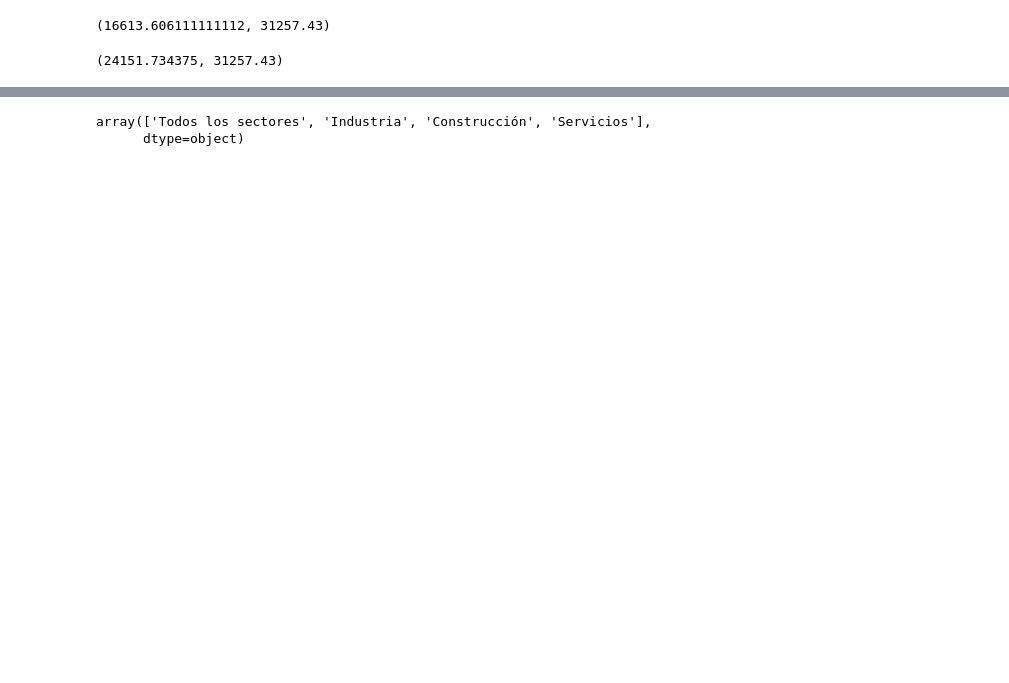
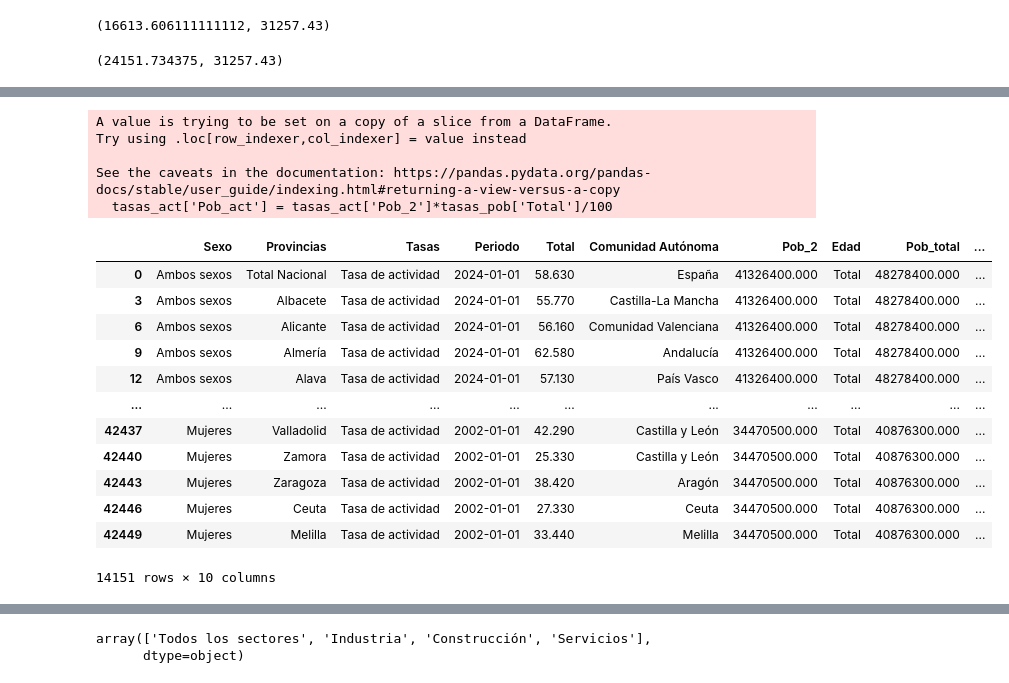
Before and after one commit to Gbau11/Empleo-Espa-a, a Jupyter notebook: code/paro_actividad.ipynb, the cells around one changed output, grey strips where cells are left out. Drawn from its saved outputs; the diff is of its cells as text; code cells hidden in the pictures; blank space fills up the shorter version.

```diff
--- a/code/paro_actividad.ipynb
+++ b/code/paro_actividad.ipynb
@@ -1498,0 +1325,5 @@ tabla['trimestre'] = tabla['trimestre'].astype(int)
+# %%
+tasas_pob = pd.merge(tasas, nuevo_pob, on='Periodo')
+tasas_pob = pd.merge(tasas_pob, pob, on='Periodo')
+# %%
+tasas_pob['Provincias'] = tasas_pob['Provincias'].str.replace('Guadalajara', 'Provincia de Guadalajara')
@@ -1498,0 +1346,28 @@ tabla['trimestre'] = tabla['trimestre'].astype(int)
+# %%
+tasas_act = tasas_pob[tasas_pob['Tasas']=='Tasa de actividad']
+tasas_ocup = tasas_pob[tasas_pob['Tasas']=='Tasa de empleo de la población']
+tasas_paro = tasas_pob[tasas_pob['Tasas']=='Tasa de paro de la población']
+# %%
+tasas_act['Pob_act'] = tasas_act['Pob_2']*tasas_pob['Total']/100
+# %% [output]
+A value is trying to be set on a copy of a slice from a DataFrame.
+Try using .loc[row_indexer,col_indexer] = value instead
+
+See the caveats in the documentation: https://pandas.pydata.org/pandas-docs/stable/user_guide/indexing.html#returning-a-view-versus-a-copy
+  tasas_act['Pob_act'] = tasas_act['Pob_2']*tasas_pob['Total']/100
+# %%
+tasas_act
+# %% [output]
+|  | Sexo | Provincias | Tasas | Periodo | Total | Comunidad Autónoma | Pob_2 | Edad | Pob_total | ... |
+| 0 | Ambos sexos | Total Nacional | Tasa de actividad | 2024-01-01 | 58.630 | España | 41326400.000 | Total | 48278400.000 | ... |
+| 3 | Ambos sexos | Albacete | Tasa de actividad | 2024-01-01 | 55.770 | Castilla-La Mancha | 41326400.000 | Total | 48278400.000 | ... |
+| 6 | Ambos sexos | Alicante | Tasa de actividad | 2024-01-01 | 56.160 | Comunidad Valenciana | 41326400.000 | Total | 48278400.000 | ... |
+| 9 | Ambos sexos | Almería | Tasa de actividad | 2024-01-01 | 62.580 | Andalucía | 41326400.000 | Total | 48278400.000 | ... |
+| 12 | Ambos sexos | Alava | Tasa de actividad | 2024-01-01 | 57.130 | País Vasco | 41326400.000 | Total | 48278400.000 | ... |
+| ... | ... | ... | ... | ... | ... | ... | ... | ... | ... | ... |
+| 42437 | Mujeres | Valladolid | Tasa de actividad | 2002-01-01 | 42.290 | Castilla y León | 34470500.000 | Total | 40876300.000 | ... |
+| 42440 | Mujeres | Zamora | Tasa de actividad | 2002-01-01 | 25.330 | Castilla y León | 34470500.000 | Total | 40876300.000 | ... |
+| 42443 | Mujeres | Zaragoza | Tasa de actividad | 2002-01-01 | 38.420 | Aragón | 34470500.000 | Total | 40876300.000 | ... |
+| 42446 | Mujeres | Ceuta | Tasa de actividad | 2002-01-01 | 27.330 | Ceuta | 34470500.000 | Total | 40876300.000 | ... |
+| 42449 | Mujeres | Melilla | Tasa de actividad | 2002-01-01 | 33.440 | Melilla | 34470500.000 | Total | 40876300.000 | ... |
+14151 rows × 10 columns
```
Also changed, not shown: parts of 88 cells of this notebook, 1 other file.
